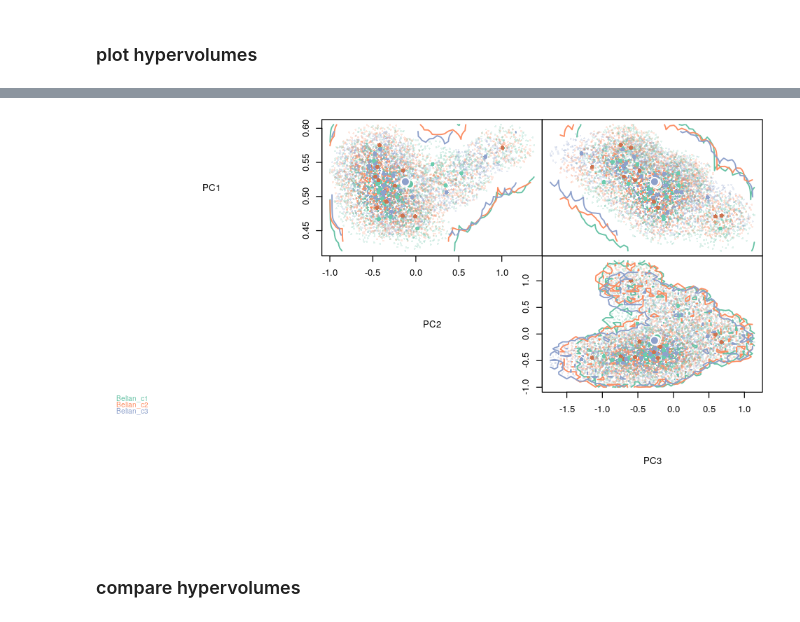
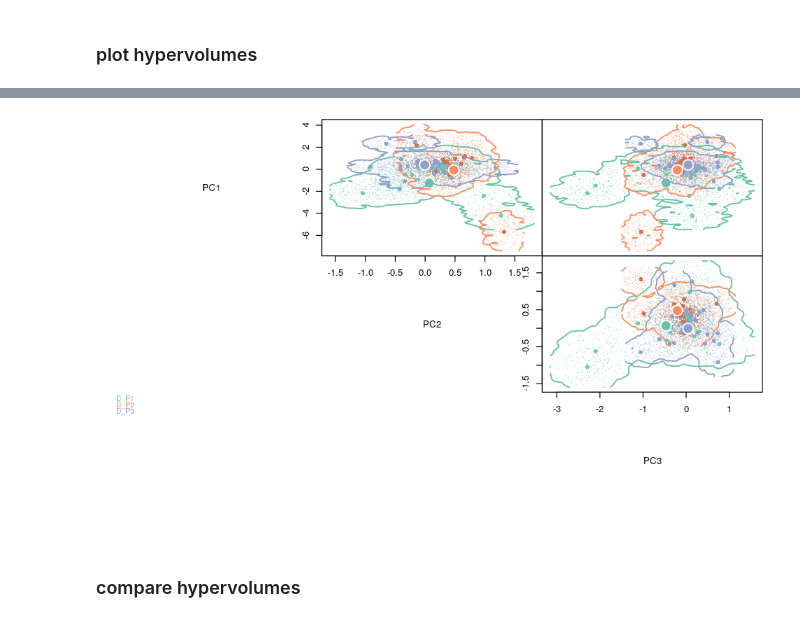
Before and after one commit to dbridg15/masters_project, a Jupyter notebook: Code/comparing_hypervolumes.ipynb, the cells around one changed output, grey strips where cells are left out. Cells and saved outputs as stored; diff of their text form; code cells hidden in the pictures.

```diff
--- a/Code/comparing_hypervolumes.ipynb
+++ b/Code/comparing_hypervolumes.ipynb
@@ -160,17 +127,18 @@ plot_hvs <- function(hvs.rslts, plt){
         #show.centroid = F,
         #show.density = T,
         #cex.centroid  = 2,
-        #cex.random    = 0.3,
+        cex.random    = 0.3,
+        cex.centroid  = 2.5,
         cex.data      = 1,
         cex.axis      = 1,
         point.dark.factor = 0.2,
         colors = brewer.pal(max(c(length(match_plt), 3)), "Set2")
         )
 }
-# %%
-plot_hvs(trees_hvs_p, "Belian")
-# %% [output]
-[figure, removed]
+# %%
+plot_hvs(btles_hvs_p, "D")
+# %% [output]
+[figure, added]
 # %% [markdown]
 ### compare hypervolumes
 # %%
```
Also changed, not shown: parts of 18 cells of this notebook, 1 other file.
